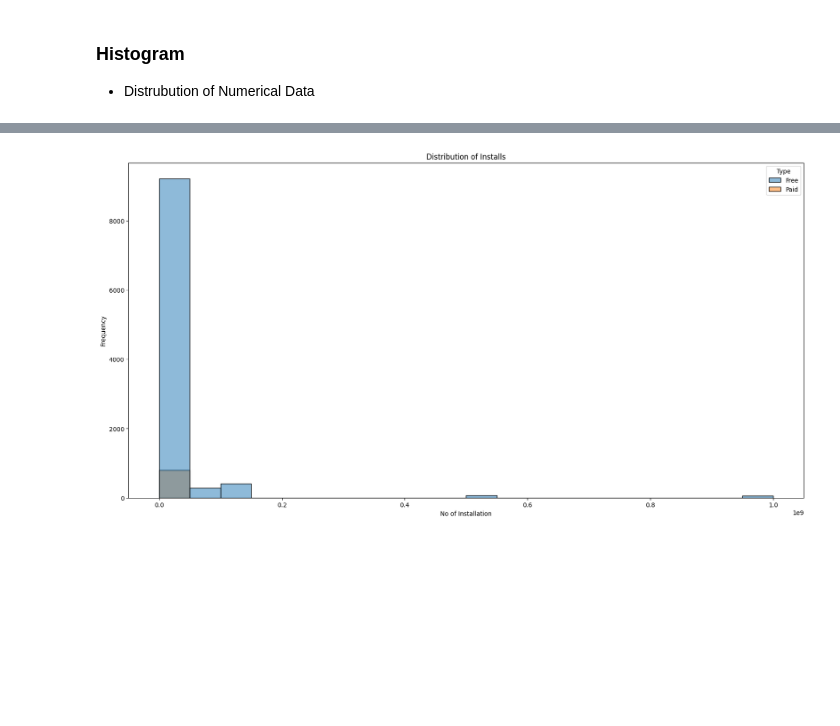
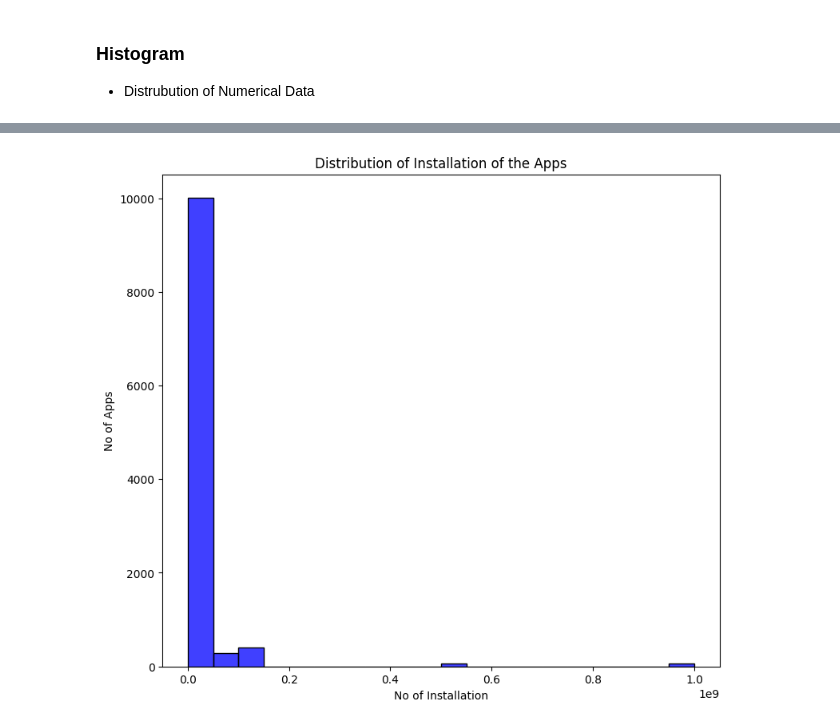
Before and after one commit to minhajvem-18/Playstore_Data_Analysis, a Jupyter notebook: playstoredata.ipynb, the cells around one changed output, grey strips where cells are left out. Saved outputs shown, nothing was run; the diff lists cells and outputs as text; code cells hidden in the pictures; blank space fills up the shorter version.

```diff
--- a/playstoredata.ipynb
+++ b/playstoredata.ipynb
@@ -1248,9 +1380,9 @@ plt.show()
 # %%
-plt.figure(figsize=(20,10))
-sns.histplot(data=df_new,x='Installs',bins=20,color="blue",hue="Type")
-plt.title('Distribution of Installs')
+plt.figure(figsize=(9,8))
+sns.histplot(data=df_new,x='Installs',bins=20,color="blue")
+plt.title('Distribution of Installation of the Apps')
 plt.xlabel("No of Installation")
-plt.ylabel("Frequency")
+plt.ylabel("No of Apps")
 plt.show()
 # %% [output]
-[figure, old version]
+[figure, new version]
```
Also changed, not shown: parts of 180 cells of this notebook.
